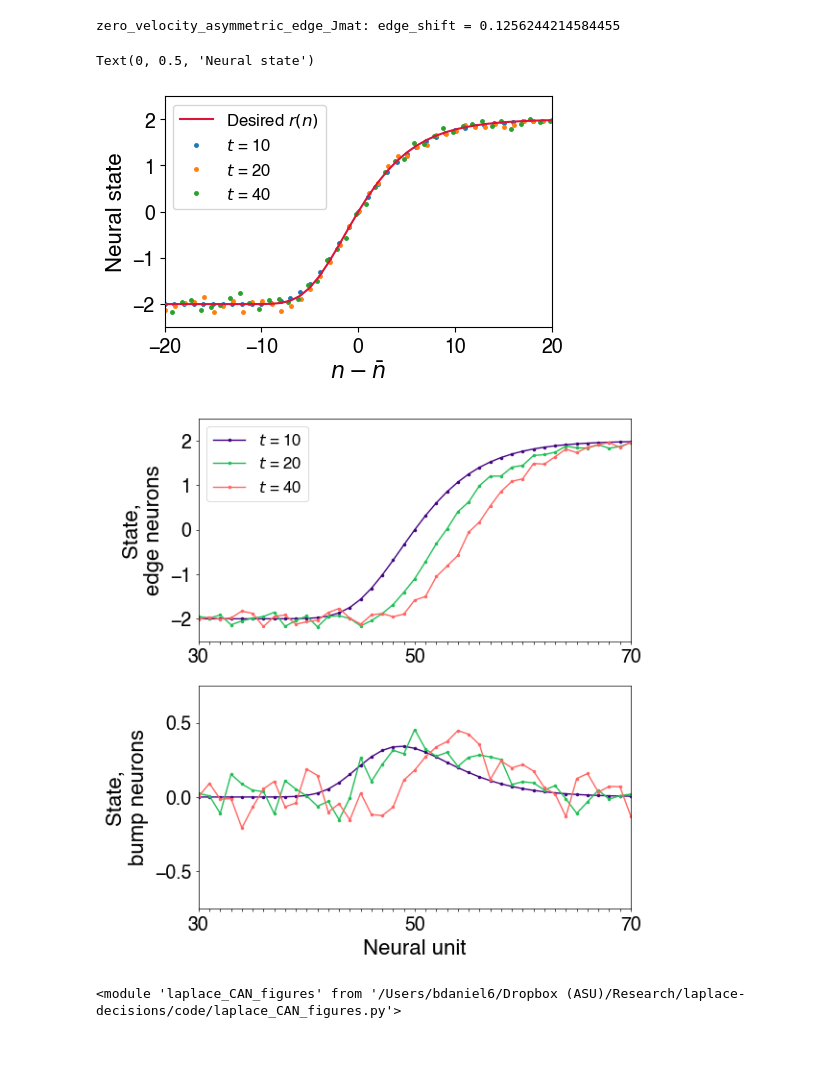
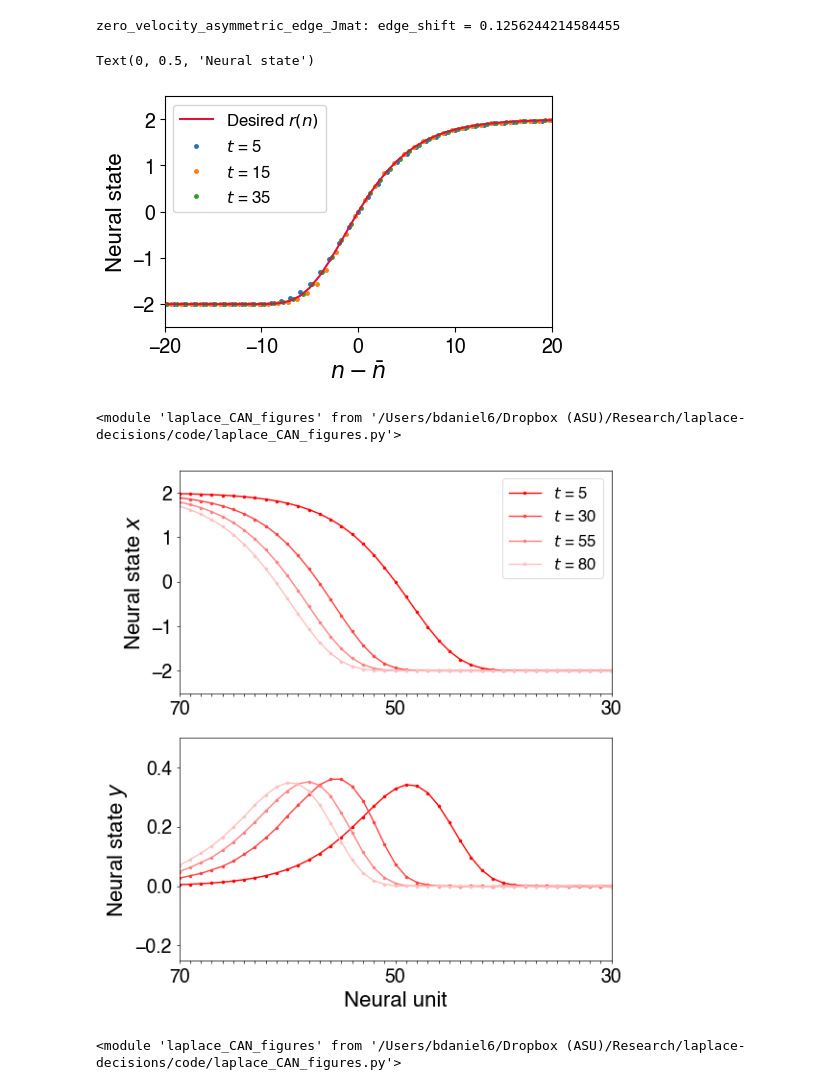
Before and after one commit to Collective-Logic-Lab/laplace-decisions, a Jupyter notebook: laplace-CAN-paper-figures.ipynb, the cells around one changed output. Cells and saved outputs as stored; diff of their text form; code cells hidden in the pictures; blank space fills up the shorter version.

```diff
--- a/laplace-CAN-paper-figures.ipynb
+++ b/laplace-CAN-paper-figures.ipynb
@@ -38,9 +38,9 @@ Npopulation = 100 # number of units in each population
 delta_z = 1/4 #1/8 #1/4
 n_0_asymmetric = Npopulation/2
 if sim_type == 'past':
-    t_0_asymmetric = 10
+    t_0_asymmetric = 5 #10
 elif sim_type == 'future':
-    t_0_asymmetric = -80
+    t_0_asymmetric = -80 #-75
 
 # 2024/3/1 set sigma large compared to range of states for all synapses except edge->edge
 sigma_edge = 0.5 #0.25 #0.5
@@ -70,9 +70,10 @@ zero_velocity_asymmetric_edge_Jmat: edge_shift = 0.1256244214584455
 # %%
 # run simulation
 
-noise_var = 1e-2 #1e-6 #1e-2 #0. # strength of noise (variance added per unit time)
-i_final = 7 #6 #5 #(t increases exponentially with i)
-t_final = t_0_asymmetric + 2**(i_final-1)
+noise_var = 1e-6 #1e-6 #1e-2 #0. # strength of noise (variance added per unit time)
+#i_final = 7 #6 #5 #(t increases exponentially with i)
+#t_final = t_0_asymmetric + 2**(i_final-1)
+t_final = t_0_asymmetric + 75
 delta_t = 0.01 #0.001
 seed = 12345
 
@@ -128,22 +129,29 @@ plt.xlabel('$n - \\bar n$')
 plt.ylabel('Neural state')
 # %% [output]
 Text(0, 0.5, 'Neural state')
-[figure, old version]
+[figure, new version]
+# %%
+reload(lf)
+# %% [output]
+<module 'laplace_CAN_figures' from '/Users/bdaniel6/Dropbox (ASU)/Research/laplace-decisions/code/laplace_CAN_figures.py'>
 # %%
 if sim_type == 'past':
+    flip_n = True
+    colors = [ (1,1-x,1-x) for x in np.linspace(1,0,5) ] # reds
+elif sim_type == 'future':
     flip_n = False
-elif sim_type == 'future':
-    flip_n = True
+    colors = [ (1-x,1-x,1) for x in np.linspace(1,0,5) ] # blues
 lf.translation_simulation_plot(net_asymmetric,states_asymmetric,states_asymmetric,
                                num_neurons_scale=5/net_asymmetric.delta_z,
-                               bump_state_min=-0.75,bump_state_max=0.75,
-                               include_feedback_plots=False,flip_n=flip_n)
-filename = '240425_asymmetric_translation_simulation_{}'.format(sim_type)
+                               bump_state_min=-0.25,bump_state_max=0.5,
+                               include_feedback_plots=False,flip_n=flip_n,
+                               colors=colors)
+filename = '240507_asymmetric_translation_simulation_{}'.format(sim_type)
 if noise_var > 1e-6:
     filename += '_noise'
 plt.savefig(filename+'.pdf')
 # %% [output]
-[figure, old version]
+[figure, new version]
 # %%
 reload(lf)
 # %% [output]
```
Also changed, not shown: parts of 3 cells of this notebook, 1 other file.
